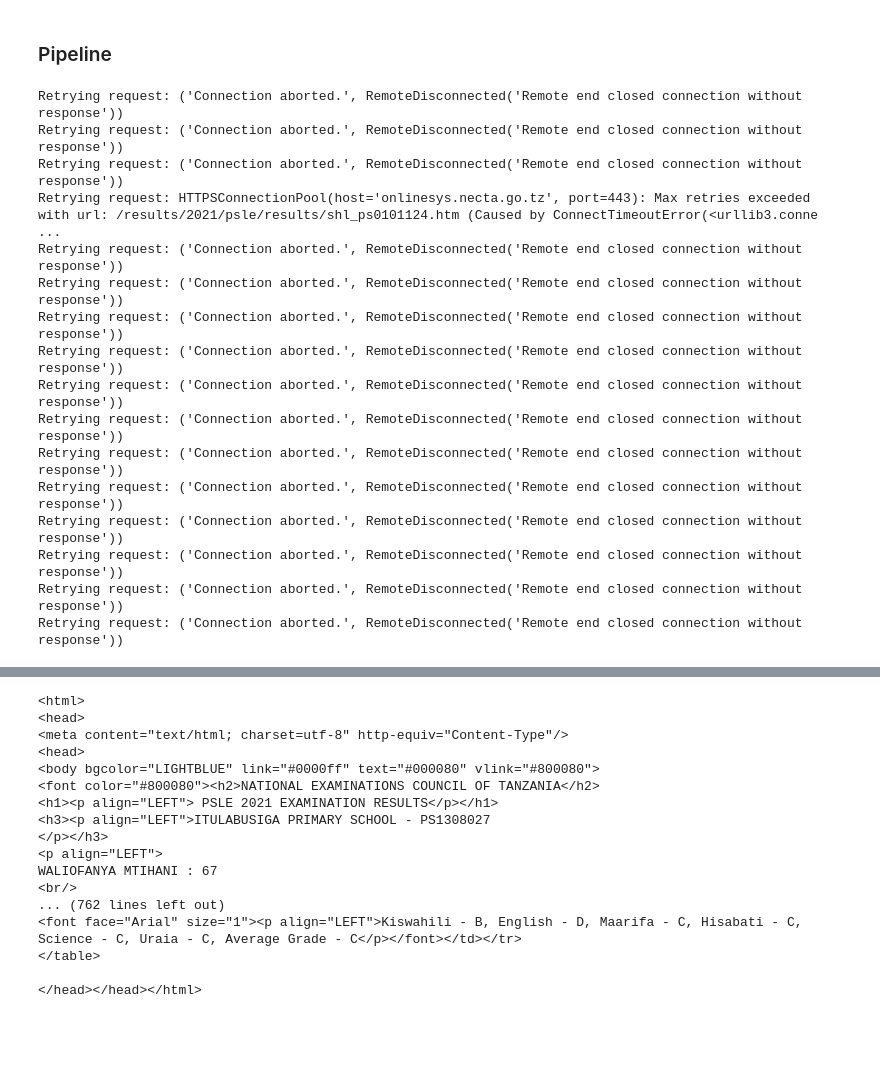
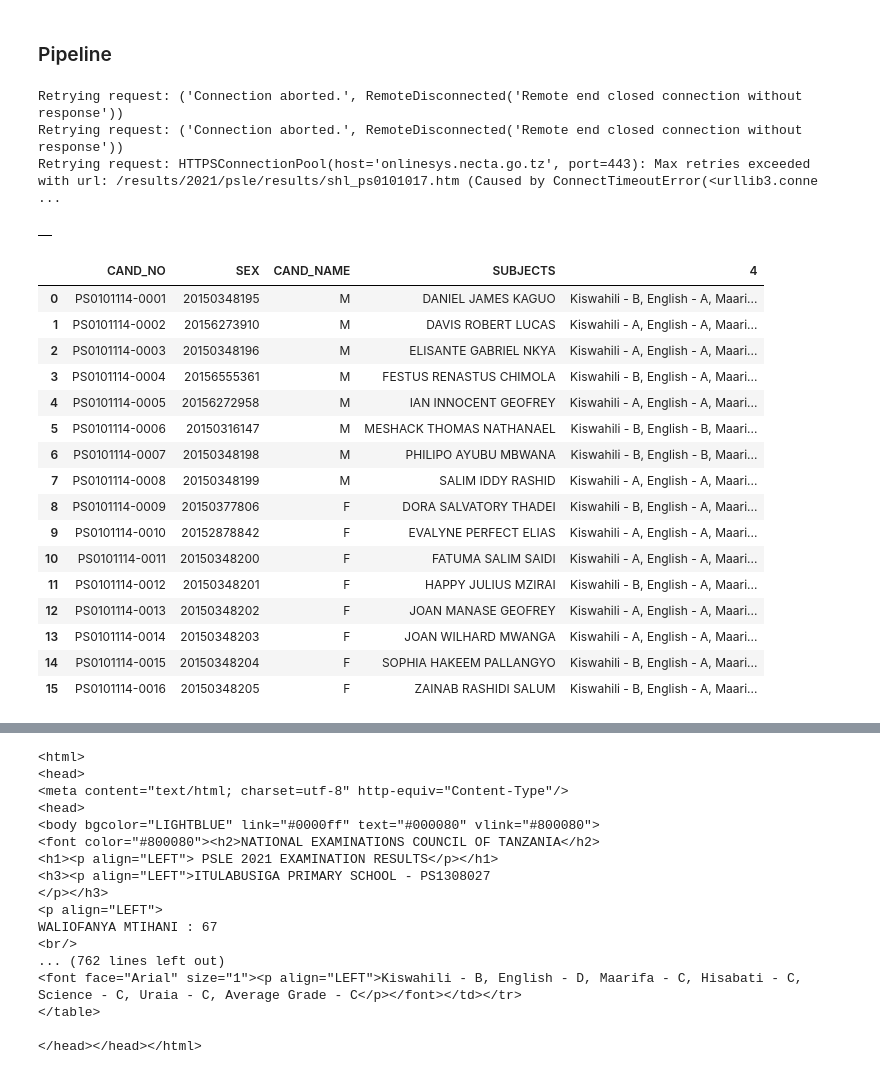
Before and after one commit to FedericoDM/indian-schools-extraction, a Jupyter notebook: tanzania/extract_2021.ipynb, the cells around one changed output, grey strips where cells are left out. Drawn from its saved outputs; the diff is of its cells as text; code cells hidden in the pictures; blank space fills up the shorter version.

```diff
--- a/tanzania/extract_2021.ipynb
+++ b/tanzania/extract_2021.ipynb
@@ -263,14 +267,16 @@ def get_second_table(soup, school_name, distr_name, region_name):
 # %% [markdown]
 ### Pipeline
 # %%
-regions_dict = get_regions_dict(base_url)
+new_base_url = base_url.replace("2021", "2020")
+
+regions_dict = get_regions_dict(new_base_url)
 region_names = list(regions_dict.keys())
 
 regions_df = pd.DataFrame([])
 second_tables = pd.DataFrame([])
 
 
-for region_name in region_names[:2]:
+for region_name in region_names[:1]:
 
     session = create_session(base_url)
     distr_dict = get_districts_dict(regions_dict[region_name], session)
@@ -286,7 +292,7 @@ for region_name in region_names[:2]:
 
         for school_name in schools_names:
             school_url = schools_dict[school_name]
-            raw_table, soup = get_raw_table(school_url, session)
+            raw_table, soup = get_raw_table(school_url, session, year="2020")
             if len(raw_table) == 0: # Si no hubo tabla, continuar con otra escuela
                 print("Skipping school:", school_name)
                 continue
@@ -325,17 +331,28 @@ for region_name in region_names[:2]:
 # %% [output]
 Retrying request: ('Connection aborted.', RemoteDisconnected('Remote end closed connection without response'))
 Retrying request: ('Connection aborted.', RemoteDisconnected('Remote end closed connection without response'))
-Retrying request: ('Connection aborted.', RemoteDisconnected('Remote end closed connection without response'))
-Retrying request: HTTPSConnectionPool(host='onlinesys.necta.go.tz', port=443): Max retries exceeded with url: /results/2021/psle/results/shl_ps0101124.htm (Caused by ConnectTimeoutError(<urllib3.conne ...
-Retrying request: ('Connection aborted.', RemoteDisconnected('Remote end closed connection without response'))
-Retrying request: ('Connection aborted.', RemoteDisconnected('Remote end closed connection without response'))
-Retrying request: ('Connection aborted.', RemoteDisconnected('Remote end closed connection without response'))
-Retrying request: ('Connection aborted.', RemoteDisconnected('Remote end closed connection without response'))
-Retrying request: ('Connection aborted.', RemoteDisconnected('Remote end closed connection without response'))
-Retrying request: ('Connection aborted.', RemoteDisconnected('Remote end closed connection without response'))
-Retrying request: ('Connection aborted.', RemoteDisconnected('Remote end closed connection without response'))
-Retrying request: ('Connection aborted.', RemoteDisconnected('Remote end closed connection without response'))
-Retrying request: ('Connection aborted.', RemoteDisconnected('Remote end closed connection without response'))
-Retrying request: ('Connection aborted.', RemoteDisconnected('Remote end closed connection without response'))
-Retrying request: ('Connection aborted.', RemoteDisconnected('Remote end closed connection without response'))
-Retrying request: ('Connection aborted.', RemoteDisconnected('Remote end closed connection without response'))
+Retrying request: HTTPSConnectionPool(host='onlinesys.necta.go.tz', port=443): Max retries exceeded with url: /results/2021/psle/results/shl_ps0101017.htm (Caused by ConnectTimeoutError(<urllib3.conne ...
+# %%
+students_df
+# %% [output]
+|  |
+# %%
+raw_table
+# %% [output]
+|  | CAND_NO | SEX | CAND_NAME | SUBJECTS | 4 |
+| 0 | PS0101114-0001 | 20150348195 | M | DANIEL JAMES KAGUO | Kiswahili - B, English - A, Maari... |
+| 1 | PS0101114-0002 | 20156273910 | M | DAVIS ROBERT LUCAS | Kiswahili - A, English - A, Maari... |
+| 2 | PS0101114-0003 | 20150348196 | M | ELISANTE GABRIEL NKYA | Kiswahili - A, English - A, Maari... |
+| 3 | PS0101114-0004 | 20156555361 | M | FESTUS RENASTUS CHIMOLA | Kiswahili - B, English - A, Maari... |
+| 4 | PS0101114-0005 | 20156272958 | M | IAN INNOCENT GEOFREY | Kiswahili - A, English - A, Maari... |
+| 5 | PS0101114-0006 | 20150316147 | M | MESHACK THOMAS NATHANAEL | Kiswahili - B, English - B, Maari... |
+| 6 | PS0101114-0007 | 20150348198 | M | PHILIPO AYUBU MBWANA | Kiswahili - B, English - B, Maari... |
+| 7 | PS0101114-0008 | 20150348199 | M | SALIM IDDY RASHID | Kiswahili - A, English - A, Maari... |
+| 8 | PS0101114-0009 | 20150377806 | F | DORA SALVATORY THADEI | Kiswahili - B, English - A, Maari... |
+| 9 | PS0101114-0010 | 20152878842 | F | EVALYNE PERFECT ELIAS | Kiswahili - A, English - A, Maari... |
+| 10 | PS0101114-0011 | 20150348200 | F | FATUMA SALIM SAIDI | Kiswahili - A, English - A, Maari... |
+| 11 | PS0101114-0012 | 20150348201 | F | HAPPY JULIUS MZIRAI | Kiswahili - B, English - A, Maari... |
+| 12 | PS0101114-0013 | 20150348202 | F | JOAN MANASE GEOFREY | Kiswahili - A, English - A, Maari... |
+| 13 | PS0101114-0014 | 20150348203 | F | JOAN WILHARD MWANGA | Kiswahili - A, English - A, Maari... |
+| 14 | PS0101114-0015 | 20150348204 | F | SOPHIA HAKEEM PALLANGYO | Kiswahili - B, English - A, Maari... |
+| 15 | PS0101114-0016 | 20150348205 | F | ZAINAB RASHIDI SALUM | Kiswahili - B, English - A, Maari... |
```
Also changed, not shown: parts of 7 cells of this notebook.
